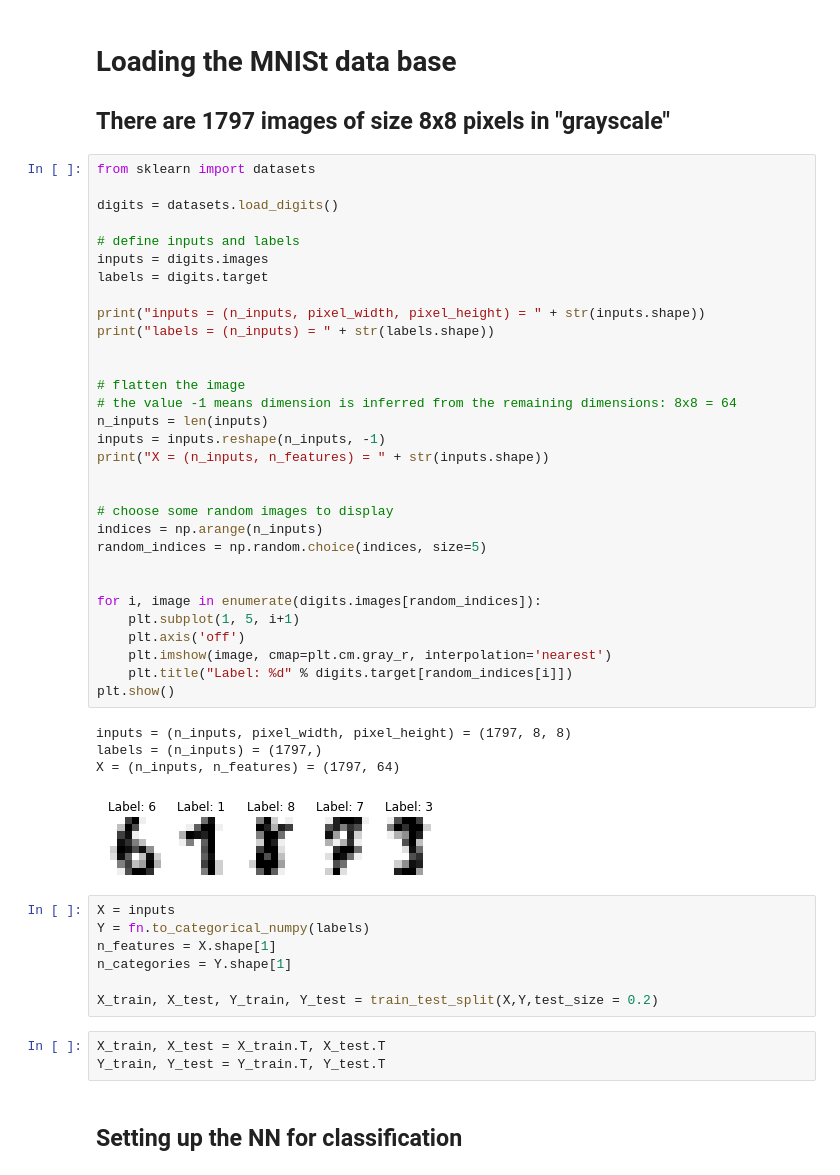
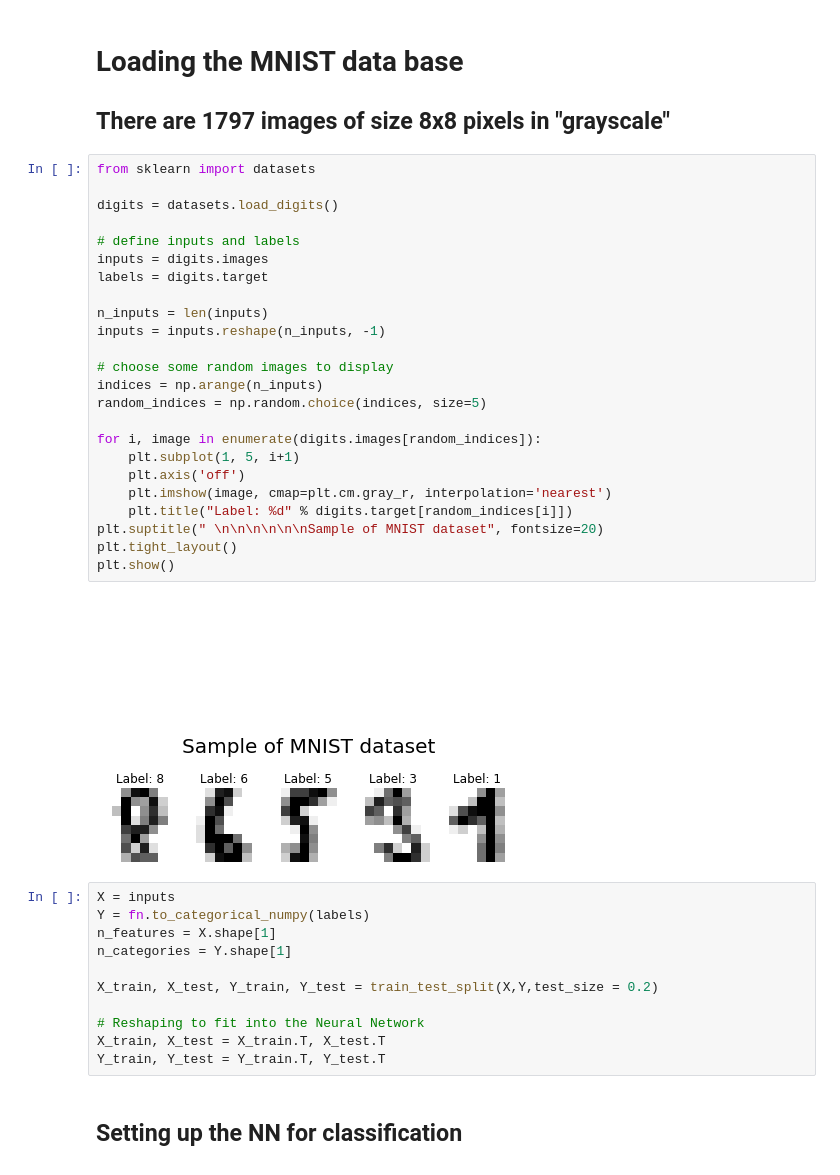
Before and after one commit to haakools/FYS-STK4155AUTUMN, a Jupyter notebook: Project 2/Project2_main.ipynb, the cells around one changed output. Cells and saved outputs as stored; diff of their text form.

```diff
--- a/Project 2/Project2_main.ipynb
+++ b/Project 2/Project2_main.ipynb
@@ -67,42 +102,32 @@ fn.accuracy(Y, np.argmax(Y_tilde, axis=0))
 # %% [markdown]
-# Loading the MNISt data base
+# Loading the MNIST data base
 ## There are 1797 images of size 8x8 pixels in "grayscale"
 # %%
 from sklearn import datasets
 
 digits = datasets.load_digits()
 
 # define inputs and labels
 inputs = digits.images
 labels = digits.target
 
-print("inputs = (n_inputs, pixel_width, pixel_height) = " + str(inputs.shape))
-print("labels = (n_inputs) = " + str(labels.shape))
-
-
-# flatten the image
-# the value -1 means dimension is inferred from the remaining dimensions: 8x8 = 64
 n_inputs = len(inputs)
 inputs = inputs.reshape(n_inputs, -1)
-print("X = (n_inputs, n_features) = " + str(inputs.shape))
-
 
 # choose some random images to display
 indices = np.arange(n_inputs)
 random_indices = np.random.choice(indices, size=5)
-
 
 for i, image in enumerate(digits.images[random_indices]):
     plt.subplot(1, 5, i+1)
     plt.axis('off')
     plt.imshow(image, cmap=plt.cm.gray_r, interpolation='nearest')
     plt.title("Label: %d" % digits.target[random_indices[i]])
+plt.suptitle(" \n\n\n\n\n\nSample of MNIST dataset", fontsize=20)
+plt.tight_layout()
 plt.show()
 # %% [output]
-inputs = (n_inputs, pixel_width, pixel_height) = (1797, 8, 8)
-labels = (n_inputs) = (1797,)
-X = (n_inputs, n_features) = (1797, 64)
-[figure, old version]
+[figure, new version]
 # %%
 X = inputs
 Y = fn.to_categorical_numpy(labels)
@@ -110,9 +135,10 @@ n_features = X.shape[1]
 n_categories = Y.shape[1]
 
 X_train, X_test, Y_train, Y_test = train_test_split(X,Y,test_size = 0.2)
+
+# Reshaping to fit into the Neural Network
+X_train, X_test = X_train.T, X_test.T
+Y_train, Y_test = Y_train.T, Y_test.T
-# %%
-X_train, X_test = X_train.T, X_test.T
-Y_train, Y_test = Y_train.T, Y_test.T
 # %% [markdown]
 ## Setting up the NN for classification
 # %%
```
Also changed, not shown: parts of 36 cells of this notebook, 2 other files.
